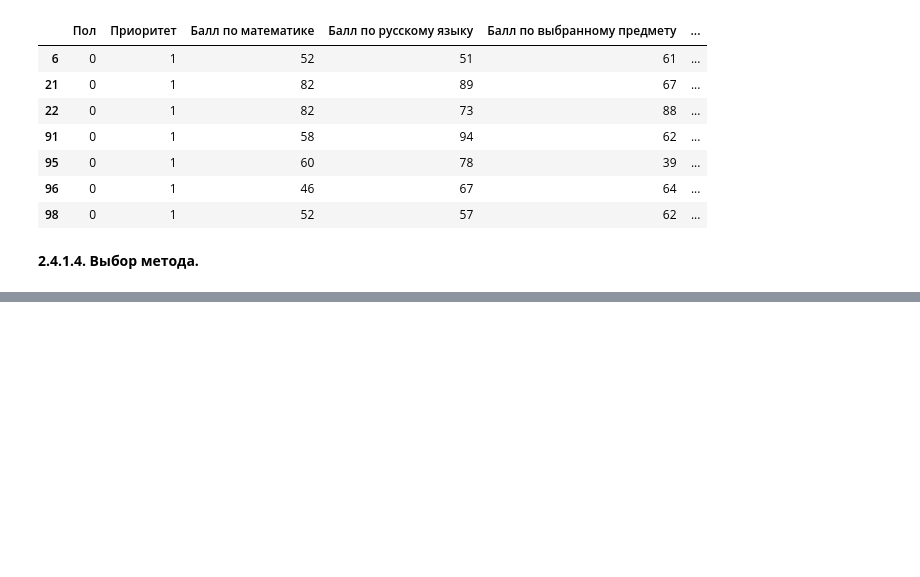
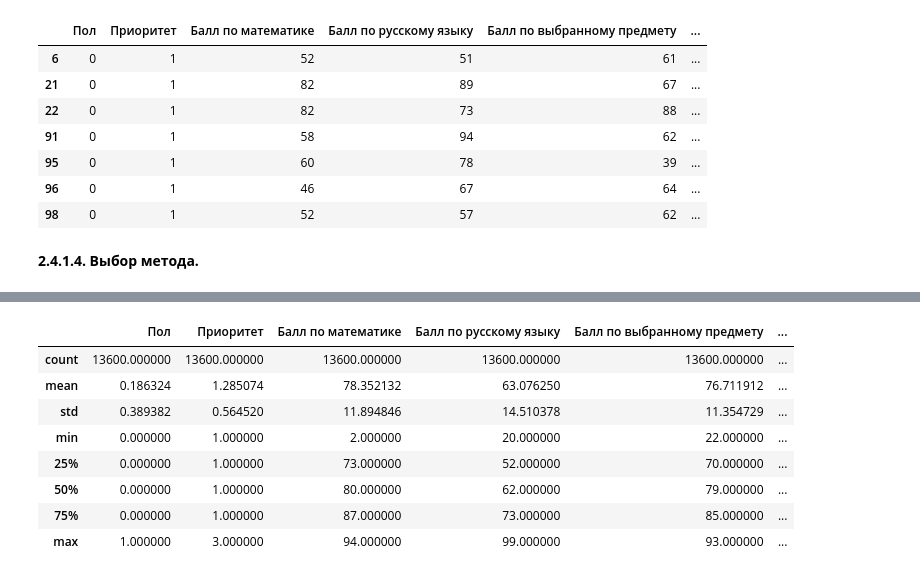
Before and after one commit to ashira09/application-of-neural-networks-to-predict-student-performance, a Jupyter notebook: nn.ipynb, the cells around one changed output, grey strips where cells are left out. Saved outputs shown, nothing was run; the diff lists cells and outputs as text; code cells hidden in the pictures; blank space fills up the shorter version.

```diff
--- a/nn.ipynb
+++ b/nn.ipynb
@@ -485,0 +540,2 @@ bisecting_kmeans_clustering_data[bisecting_kmeans_clustering_data["Успева
+# %%
+extended_df_features, extended_df_target = GANGenerator(gen_x_times=100, cat_cols=["Пол", "Приоритет", "Наличие серебрянной медали", "Наличие золотой медали"], adversarial_model_params={'learning_rate': 0.02, 'random_state': 42}, gen_params={'batch_size': 500, 'epochs': 40}).generate_data_pipe(df_features.drop(columns=["Средний балл по экзаменам", "Сумма баллов", "Процент от маскимального балла"]), df_target, df_features.drop(columns=["Средний балл по экзаменам", "Сумма баллов", "Процент от маскимального балла"]))
@@ -485,0 +562,12 @@ bisecting_kmeans_clustering_data[bisecting_kmeans_clustering_data["Успева
+# %%
+extended_df_features.describe()
+# %% [output]
+|  | Пол | Приоритет | Балл по математике | Балл по русскому языку | Балл по выбранному предмету | ... |
+| count | 13600.000000 | 13600.000000 | 13600.000000 | 13600.000000 | 13600.000000 | ... |
+| mean | 0.186324 | 1.285074 | 78.352132 | 63.076250 | 76.711912 | ... |
+| std | 0.389382 | 0.564520 | 11.894846 | 14.510378 | 11.354729 | ... |
+| min | 0.000000 | 1.000000 | 2.000000 | 20.000000 | 22.000000 | ... |
+| 25% | 0.000000 | 1.000000 | 73.000000 | 52.000000 | 70.000000 | ... |
+| 50% | 0.000000 | 1.000000 | 80.000000 | 62.000000 | 79.000000 | ... |
+| 75% | 0.000000 | 1.000000 | 87.000000 | 73.000000 | 85.000000 | ... |
+| max | 1.000000 | 3.000000 | 94.000000 | 99.000000 | 93.000000 | ... |
```
Also changed, not shown: parts of 36 cells of this notebook.
